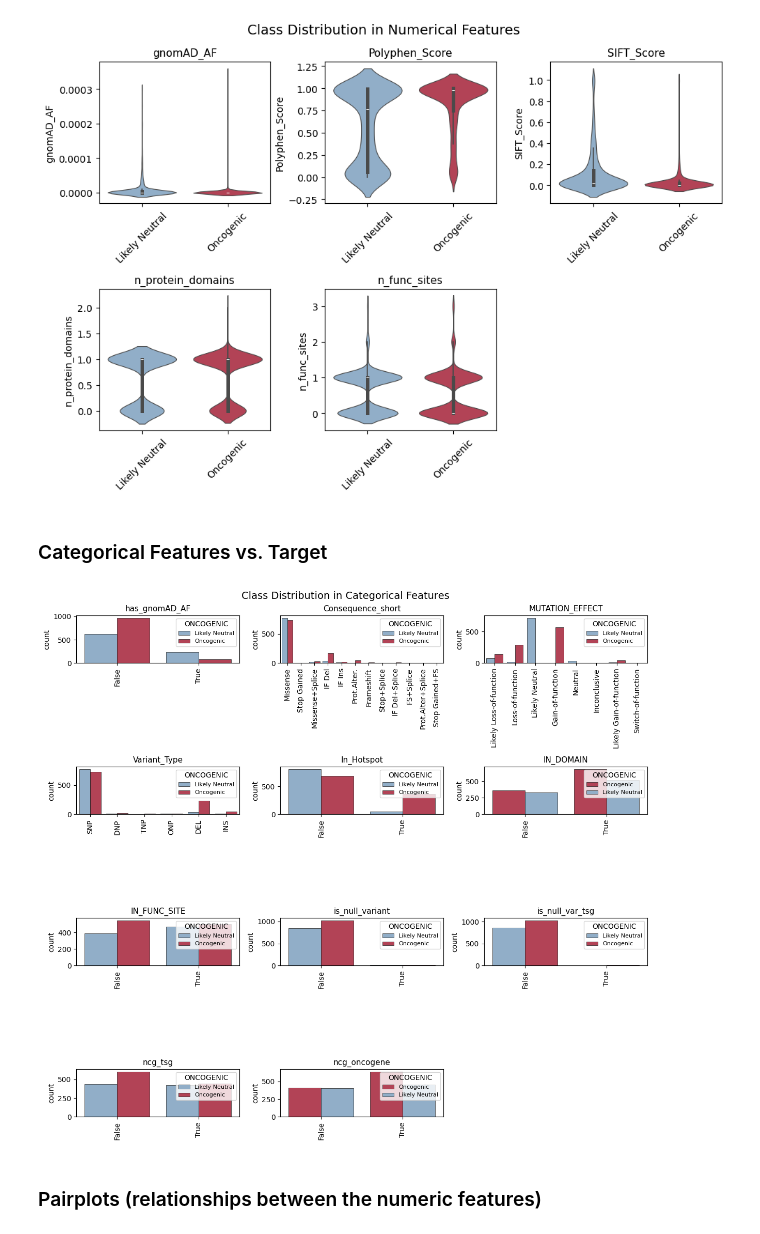
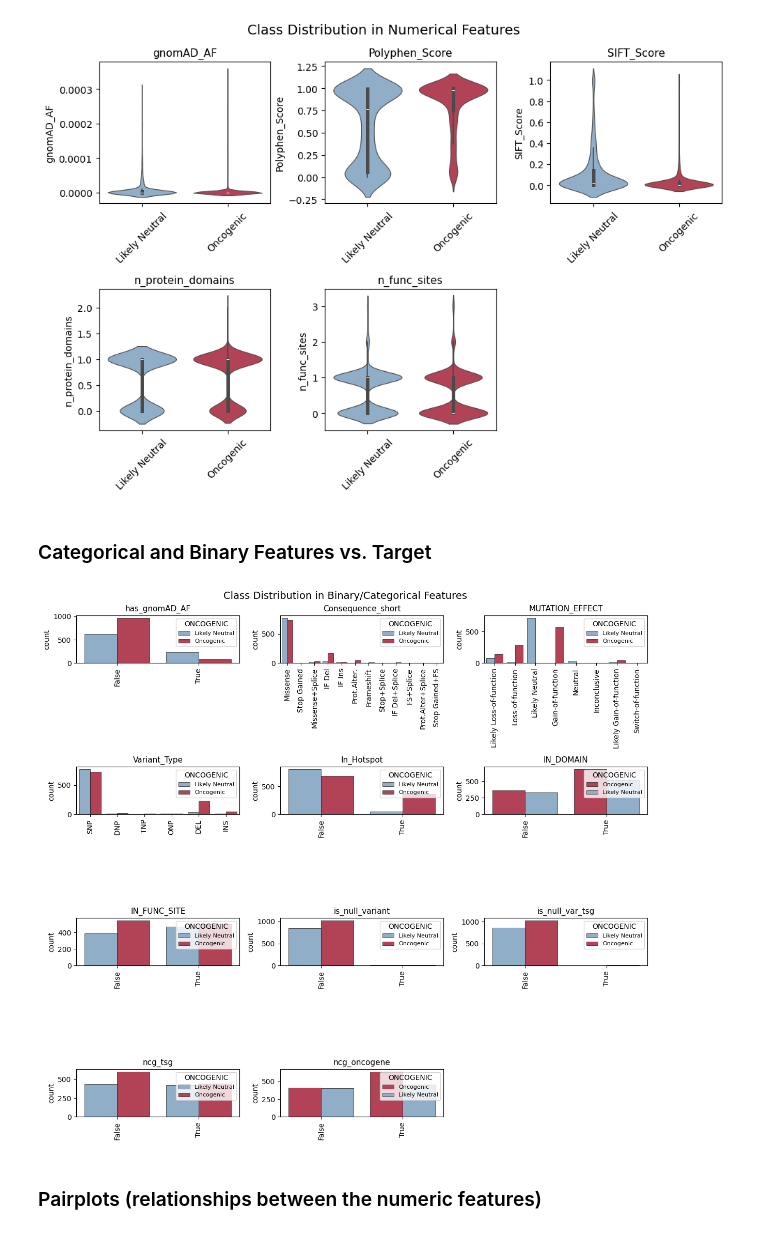
Before and after one commit to anekleiven/machine_learning_pipeline, a Jupyter notebook: 02_Exploratory_Analysis.ipynb, the cells around one changed output. Saved outputs shown, nothing was run; the diff lists cells and outputs as text; code cells hidden in the pictures.

```diff
--- a/02_Exploratory_Analysis.ipynb
+++ b/02_Exploratory_Analysis.ipynb
@@ -412,41 +377,41 @@ plt.show()
 # %% [output]
 [figure]
 # %% [markdown]
-### Categorical Features vs. Target
+### Categorical and Binary Features vs. Target
 # %%
 palette = {
     "Oncogenic"      : "#c4314a",
     "Likely Neutral" : "#88aed1",
 }
 
 categorical_cols = ['has_gnomAD_AF','Consequence_short', 'MUTATION_EFFECT',
                     'Variant_Type', 'In_Hotspot','IN_DOMAIN',
                     'IN_FUNC_SITE', 'is_null_variant', 'is_null_var_tsg',
                     'ncg_tsg', 'ncg_oncogene'
                     ]
 
 fig, axes = plt.subplots(4,3, figsize=(12,11))
 axes=axes.flatten()
 
 for i, col in enumerate(categorical_cols):
   sns.countplot(data=ml_data, x=col, hue="ONCOGENIC",
                 palette=palette, ax=axes[i],
                 edgecolor="0.1", linewidth=0.5)
   axes[i].set_title(col, fontsize=11)
   axes[i].set_xlabel("")
   axes[i].tick_params(axis="x", rotation=90)
   axes[i].legend(title="ONCOGENIC", fontsize=8)
 
 for j in range(len(categorical_cols), len(axes)):
   axes[j].set_visible(False)
 
-plt.suptitle("Class Distribution in Categorical Features", fontsize=14)
+plt.suptitle("Class Distribution in Binary/Categorical Features", fontsize=14)
 
 plt.tight_layout()
 plt.savefig("plots/barplots_classes.png", dpi=300)
 plt.show()
 # %% [output]
-[figure, old version]
+[figure, new version]
 # %% [markdown]
 ### Pairplots (relationships between the numeric features)
 # %%
```
Also changed, not shown: parts of 8 cells of this notebook, 1 other file.
